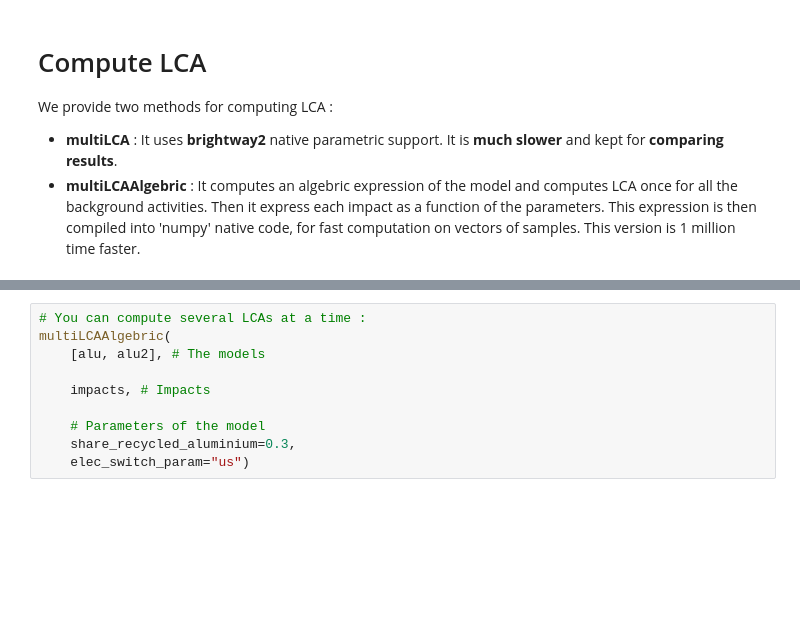
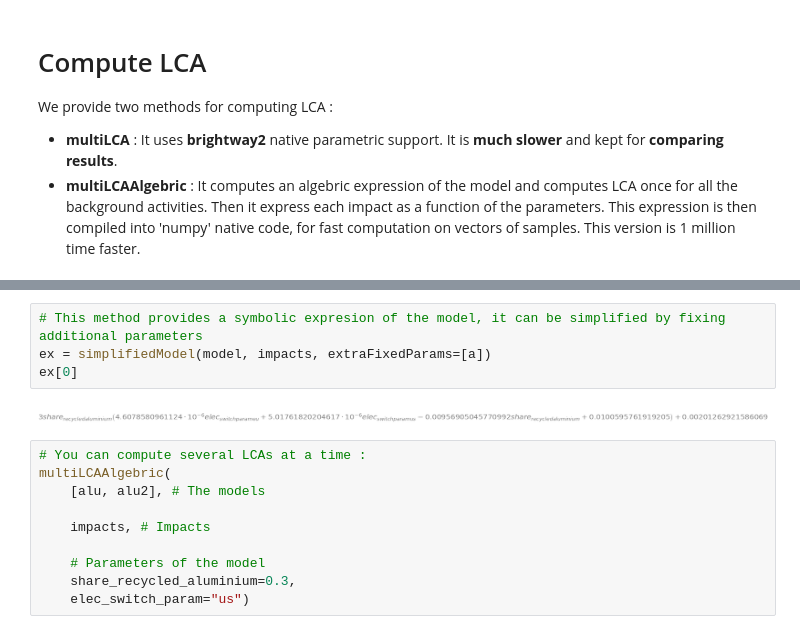
Before and after one commit to oie-mines-paristech/lca_algebraic, a Jupyter notebook: example-notebook.ipynb, the cells around one changed output, grey strips where cells are left out. Cells and saved outputs as stored; diff of their text form; blank space fills up the shorter version.

```diff
--- a/example-notebook.ipynb
+++ b/example-notebook.ipynb
@@ -352,3 +348,9 @@ $\displaystyle 0.00402525843172139 a + 3 share_{recycled aluminium} \left(4.6078
+# %%
+# This method provides a symbolic expresion of the model, it can be simplified by fixing additional parameters
+ex = simplifiedModel(model, impacts, extraFixedParams=[a])
+ex[0]
+# %% [output]
+[figure, added]
 # %%
 # You can compute several LCAs at a time :
 multiLCAAlgebric(
```
Also changed, not shown: parts of 9 cells of this notebook, 7 other files.
